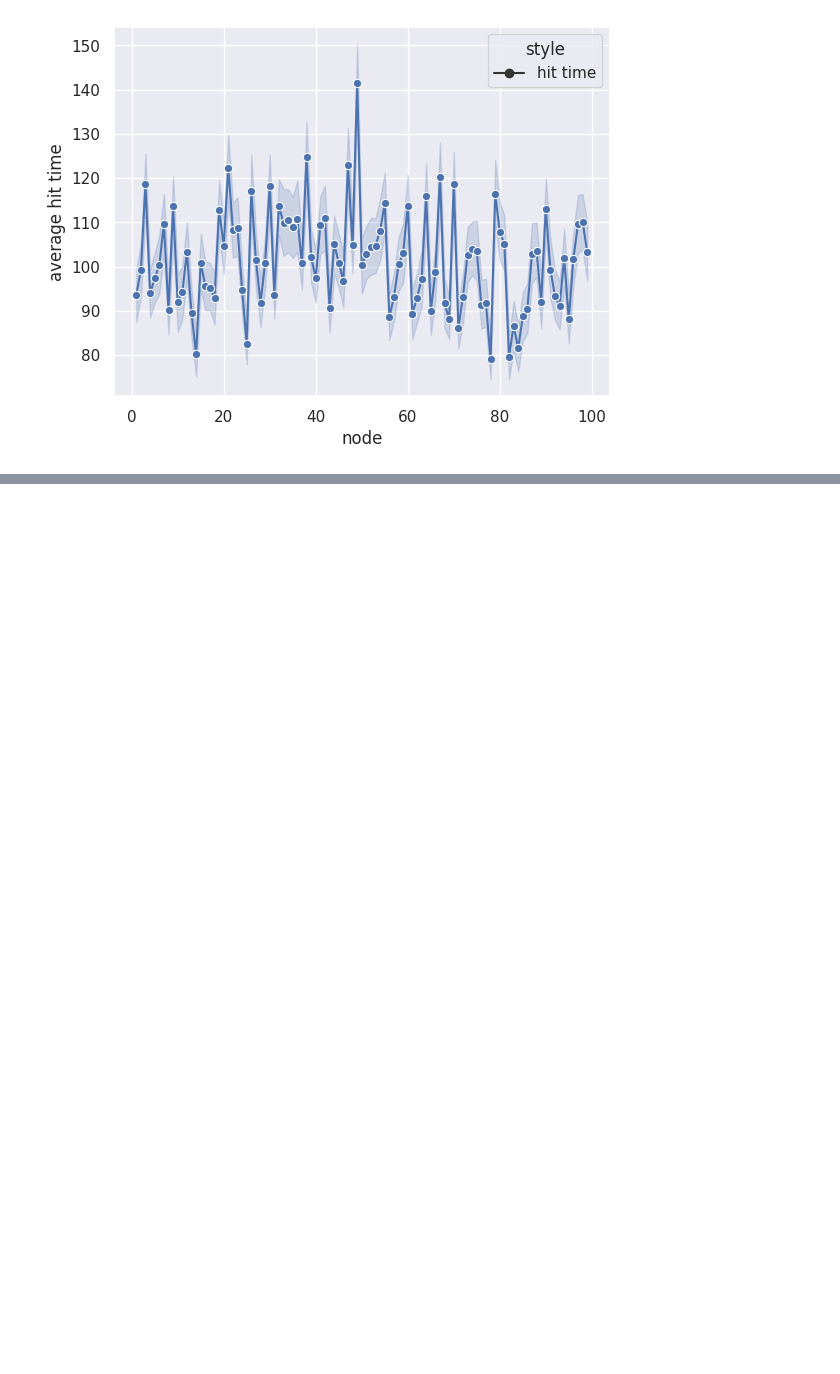
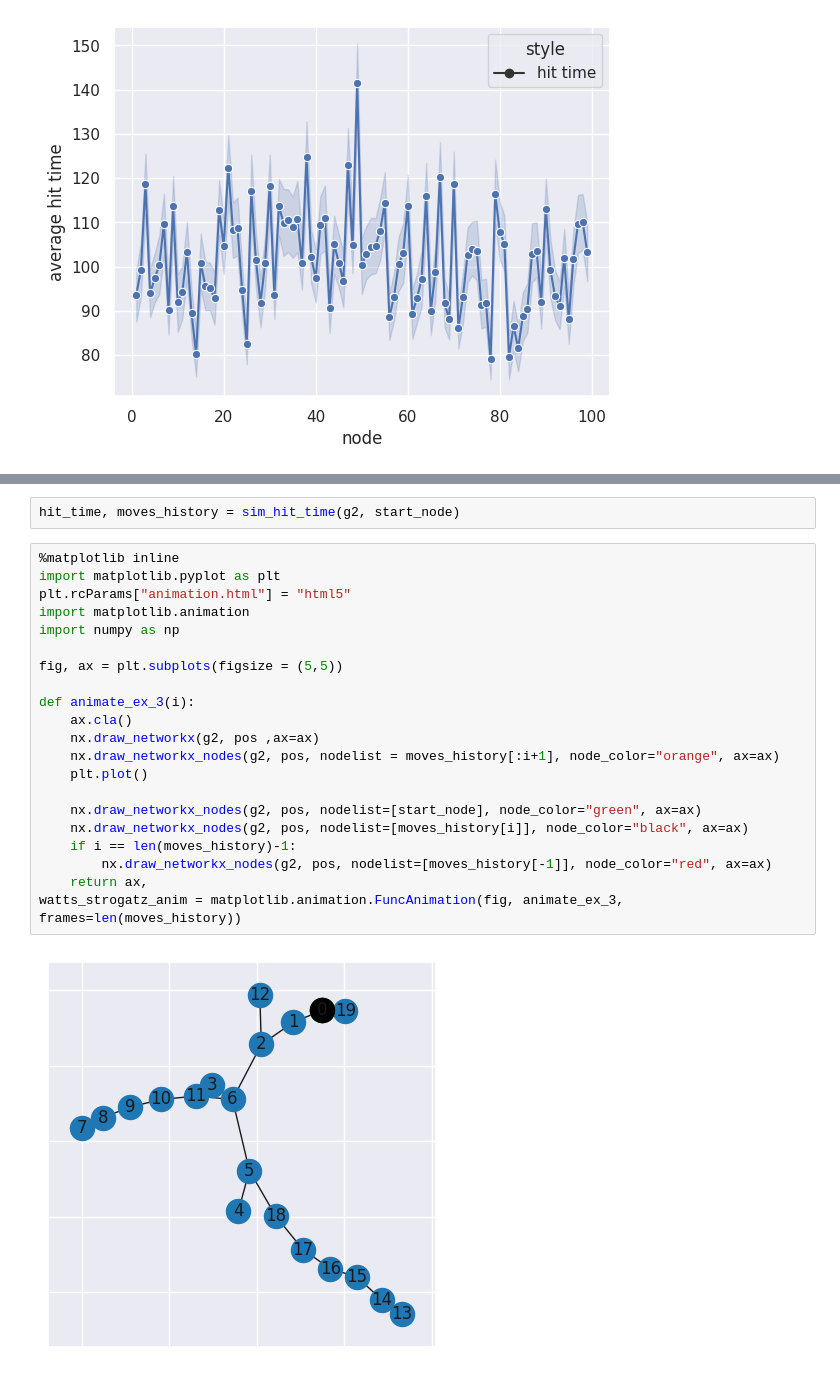
Before and after one commit to meluzyn100/DPOCN, a Jupyter notebook: labs/list4/list4_3.ipynb, the cells around one changed output, grey strips where cells are left out. Saved outputs shown, nothing was run; the diff lists cells and outputs as text; blank space fills up the shorter version.

```diff
--- a/labs/list4/list4_3.ipynb
+++ b/labs/list4/list4_3.ipynb
@@ -187,0 +205,25 @@ Mean hit time: 100.33239
+# %%
+hit_time, moves_history = sim_hit_time(g2, start_node)
+# %%
+%matplotlib inline
+import matplotlib.pyplot as plt
+plt.rcParams["animation.html"] = "html5"
+import matplotlib.animation
+import numpy as np
+
+fig, ax = plt.subplots(figsize = (5,5))
+
+def animate_ex_3(i):
+    ax.cla()
+    nx.draw_networkx(g2, pos ,ax=ax)
+    nx.draw_networkx_nodes(g2, pos, nodelist = moves_history[:i+1], node_color="orange", ax=ax)
+    plt.plot()
+
+    nx.draw_networkx_nodes(g2, pos, nodelist=[start_node], node_color="green", ax=ax)
+    nx.draw_networkx_nodes(g2, pos, nodelist=[moves_history[i]], node_color="black", ax=ax)
+    if i == len(moves_history)-1:
+        nx.draw_networkx_nodes(g2, pos, nodelist=[moves_history[-1]], node_color="red", ax=ax)
+    return ax,
+watts_strogatz_anim = matplotlib.animation.FuncAnimation(fig, animate_ex_3, frames=len(moves_history))
+# %% [output]
+[figure, added]
```
Also changed, not shown: parts of 8 cells of this notebook.
